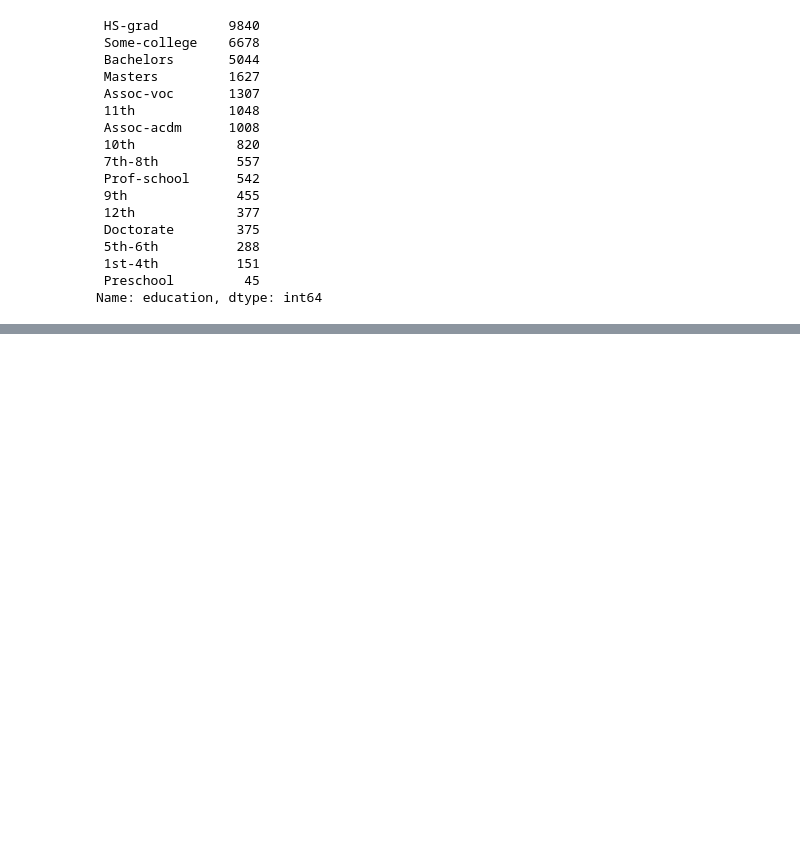
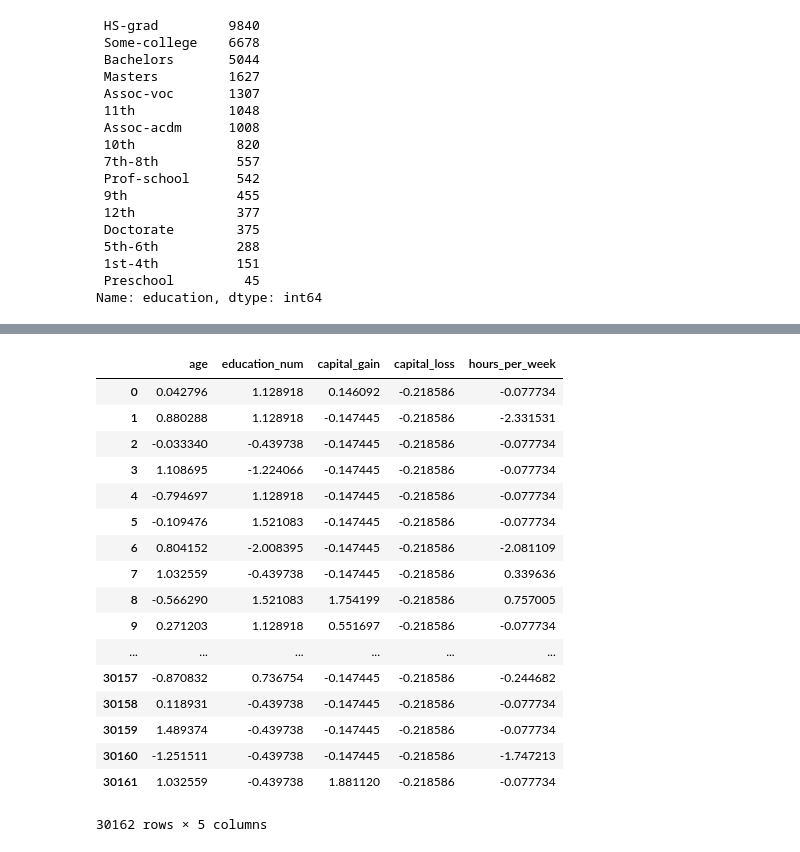
Before and after one commit to pingdixiaoguai/adult-income-prediction, a Jupyter notebook: ml_test.ipynb, the cells around one changed output, grey strips where cells are left out. Saved outputs shown, nothing was run; the diff lists cells and outputs as text; code cells hidden in the pictures; blank space fills up the shorter version.

```diff
--- a/ml_test.ipynb
+++ b/ml_test.ipynb
@@ -182,0 +316,26 @@ correlation_heatmap(train_data_copy)
+# %%
+# 将标准化的数据添回原来的整个表里
+# 但是我们之前可以看到他的列属性名字没有了，加回去
+column_name = ['age', 'education_num', 'capital_gain',
+               'capital_loss', 'hours_per_week']
+train_data_standard.columns = column_name
+train_data_standard
+# %% [output]
+|  | age | education_num | capital_gain | capital_loss | hours_per_week |
+| 0 | 0.042796 | 1.128918 | 0.146092 | -0.218586 | -0.077734 |
+| 1 | 0.880288 | 1.128918 | -0.147445 | -0.218586 | -2.331531 |
+| 2 | -0.033340 | -0.439738 | -0.147445 | -0.218586 | -0.077734 |
+| 3 | 1.108695 | -1.224066 | -0.147445 | -0.218586 | -0.077734 |
+| 4 | -0.794697 | 1.128918 | -0.147445 | -0.218586 | -0.077734 |
+| 5 | -0.109476 | 1.521083 | -0.147445 | -0.218586 | -0.077734 |
+| 6 | 0.804152 | -2.008395 | -0.147445 | -0.218586 | -2.081109 |
+| 7 | 1.032559 | -0.439738 | -0.147445 | -0.218586 | 0.339636 |
+| 8 | -0.566290 | 1.521083 | 1.754199 | -0.218586 | 0.757005 |
+| 9 | 0.271203 | 1.128918 | 0.551697 | -0.218586 | -0.077734 |
+| ... | ... | ... | ... | ... | ... |
+| 30157 | -0.870832 | 0.736754 | -0.147445 | -0.218586 | -0.244682 |
+| 30158 | 0.118931 | -0.439738 | -0.147445 | -0.218586 | -0.077734 |
+| 30159 | 1.489374 | -0.439738 | -0.147445 | -0.218586 | -0.077734 |
+| 30160 | -1.251511 | -0.439738 | -0.147445 | -0.218586 | -1.747213 |
+| 30161 | 1.032559 | -0.439738 | 1.881120 | -0.218586 | -0.077734 |
+30162 rows × 5 columns
```
Also changed, not shown: parts of 24 cells of this notebook.
